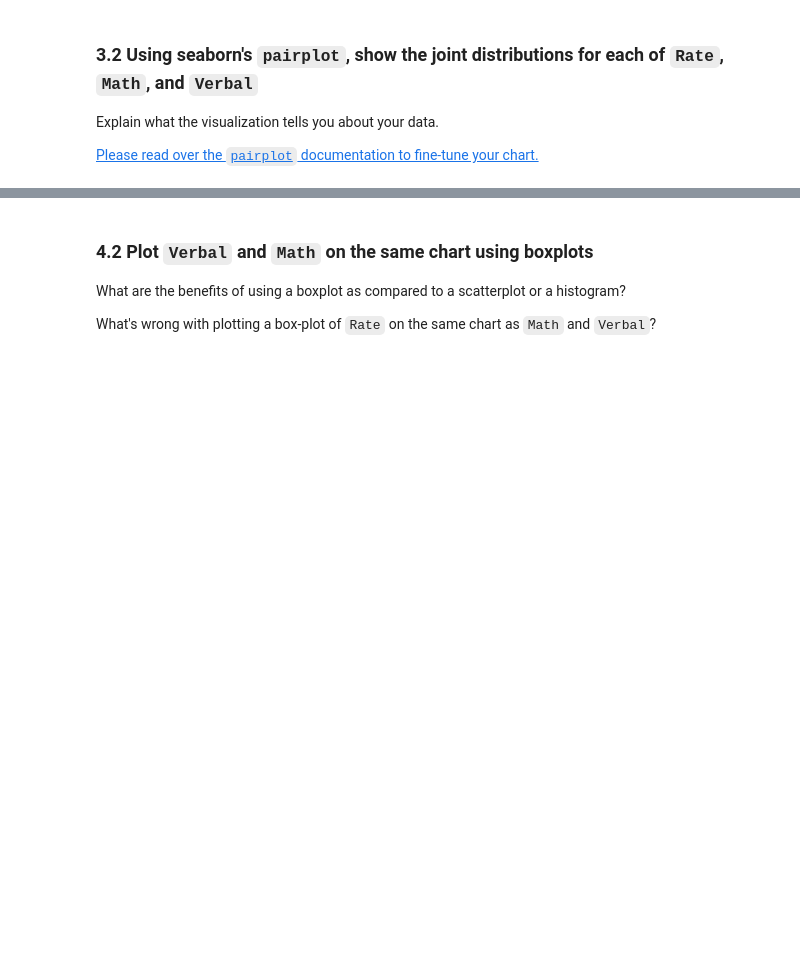
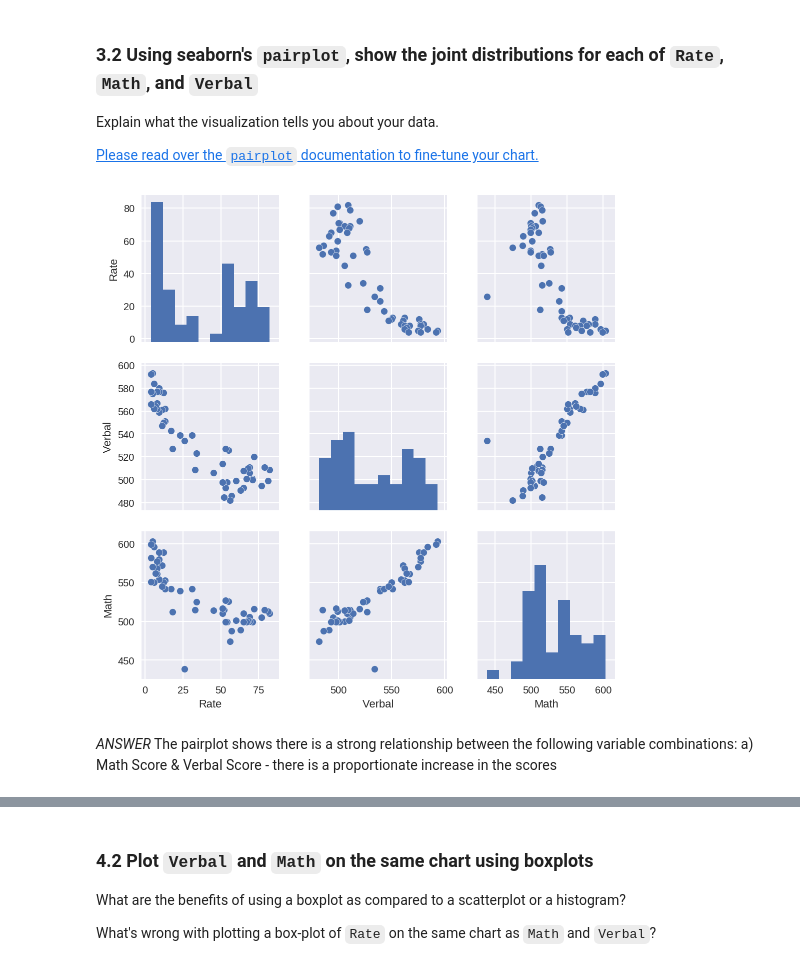
Before and after one commit to godsylla/Civic-Data-Analysis, a Jupyter notebook: project-02-v2-starter-code.ipynb, the cells around one changed output, grey strips where cells are left out. Saved outputs shown, nothing was run; the diff lists cells and outputs as text; code cells hidden in the pictures; blank space fills up the shorter version.

```diff
--- a/project-02-v2-starter-code.ipynb
+++ b/project-02-v2-starter-code.ipynb
@@ -355,6 +334,15 @@ plt.show()
 Explain what the visualization tells you about your data.
 
 [Please read over the `pairplot` documentation to fine-tune your chart.](https://stanford.edu/~mwaskom/software/seaborn/generated/seaborn.pairplot.html#seaborn.pairplot)
+# %%
+sns.pairplot(scores_pd_df)
+plt.show()
+# %% [output]
+[figure, added]
+# %% [markdown]
+*ANSWER*
+The pairplot shows there is a strong relationship between the following variable combinations:
+a) Math Score & Verbal Score - there is a proportionate increase in the scores
 # %% [markdown]
 <img src="http://imgur.com/l5NasQj.png" style="float: left; margin: 25px 15px 0px 0px; height: 25px">
 
```
Also changed, not shown: parts of 22 cells of this notebook.
